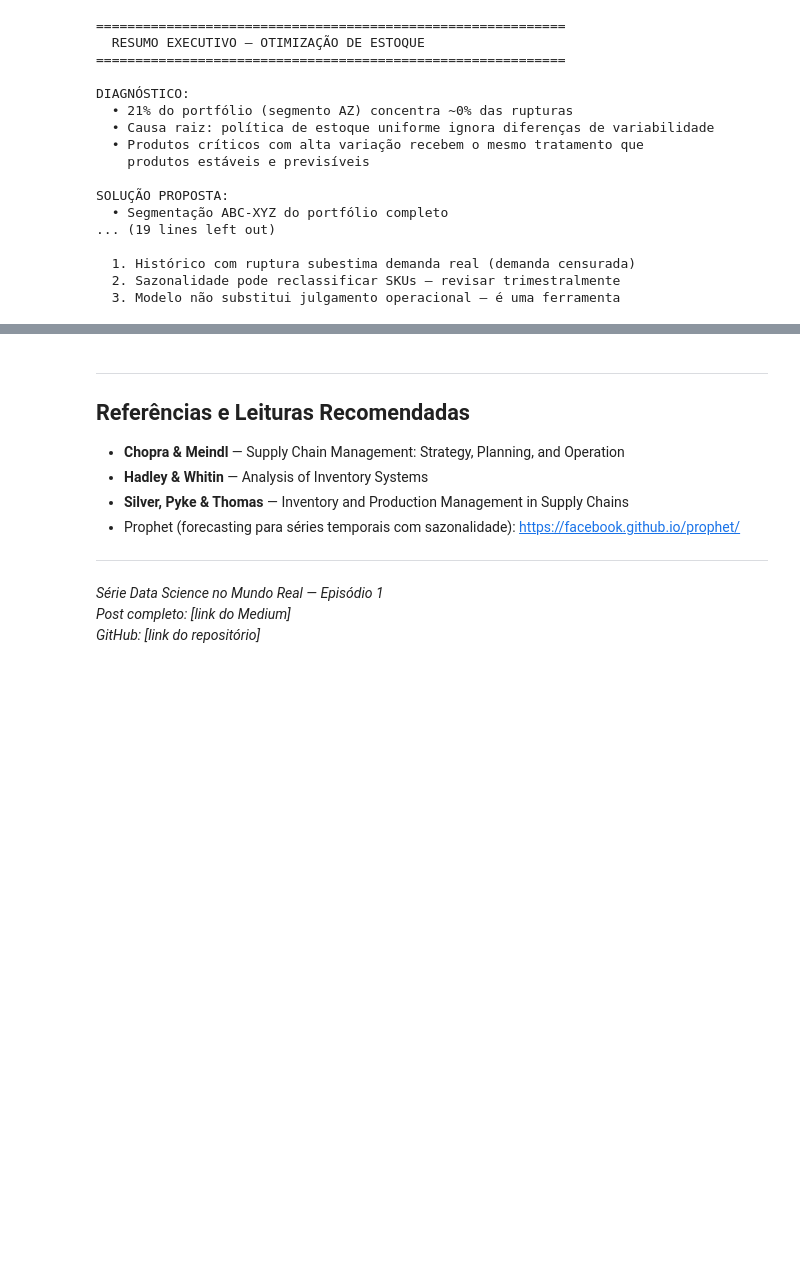
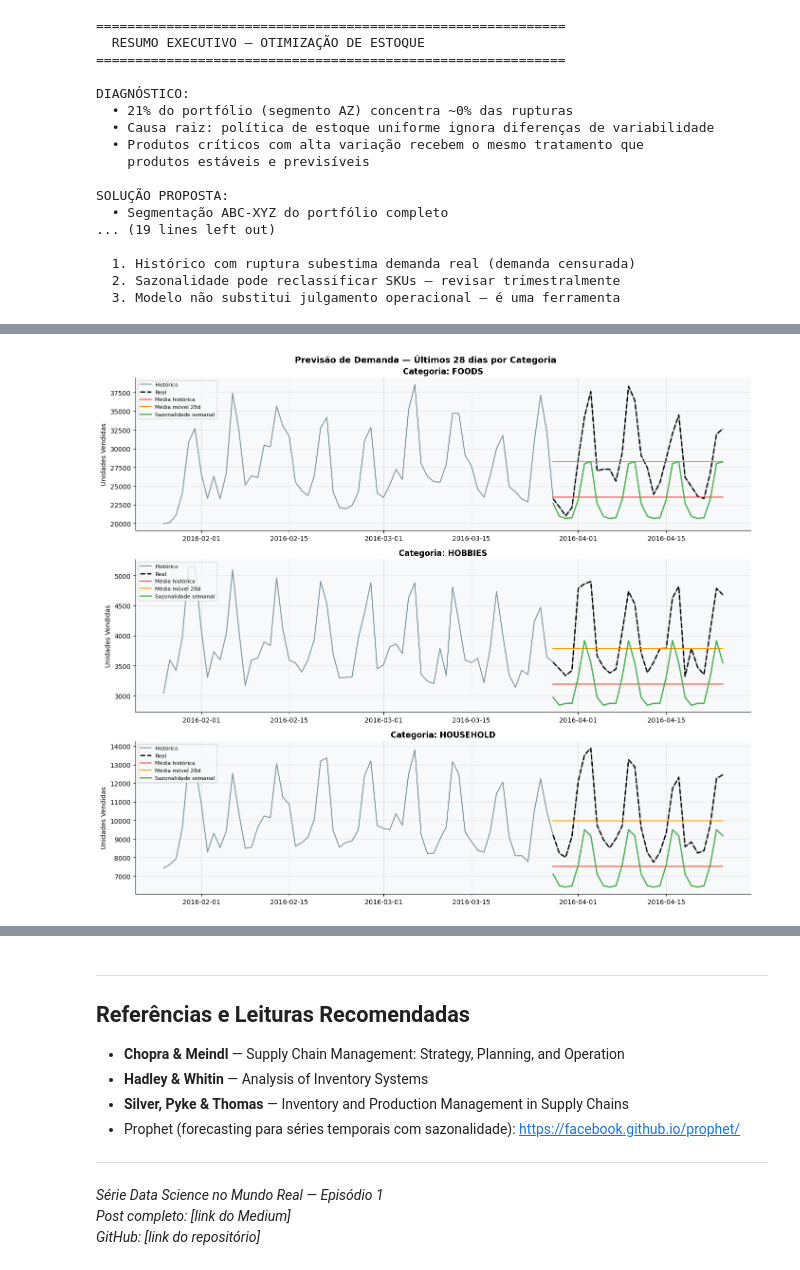
Before and after one commit to petrugeral/Real_world_DS_Stock, a Jupyter notebook: ep01_notebook.ipynb, the cells around one changed output, grey strips where cells are left out. Cells and saved outputs as stored; diff of their text form; code cells hidden in the pictures; blank space fills up the shorter version.

```diff
--- a/ep01_notebook.ipynb
+++ b/ep01_notebook.ipynb
@@ -859,0 +894,13 @@ SOLUÇÃO PROPOSTA:
+# %%
+# =============================================
+# 2. SPLIT TREINO / TESTE
+# Últimos 28 dias = teste, resto = treino
+# =============================================
+
+HORIZONTE = 28
+
+treino = vendas_cat.iloc[:-HORIZONTE]
+teste  = vendas_cat.iloc[-HORIZONTE:]
+
+print(f"Treino: {treino.index[0].date()} → {treino.index[-1].date()} ({len(treino)} dias)")
+print(f"Teste:  {teste.index[0].date()}  → {teste.index[-1].date()} ({len(teste)} dias)")
@@ -859,0 +989,37 @@ SOLUÇÃO PROPOSTA:
+# %%
+# =============================================
+# 7. VISUALIZAÇÃO
+# =============================================
+
+fig, axes = plt.subplots(3, 1, figsize=(14, 12), sharex=False)
+fig.suptitle('Previsão de Demanda — Últimos 28 dias por Categoria',
+             fontsize=13, fontweight='bold')
+
+historico_plot = vendas_cat.iloc[-90:]  # últimos 90 dias para contexto
+
+for i, cat in enumerate(teste.columns):
+    ax = axes[i]
+
+    # Histórico
+    ax.plot(historico_plot.index, historico_plot[cat],
+            color='#607D8B', linewidth=1.5, label='Histórico', alpha=0.8)
+
+    # Real (período de teste)
+    ax.plot(teste.index, teste[cat],
+            color='black', linewidth=2, label='Real', linestyle='--')
+
+    # Previsões
+    ax.plot(teste.index, previsao_media[cat],   color='#F44336', lw=1.5, label='Média histórica')
+    ax.plot(teste.index, previsao_mm[cat],      color='#FF9800', lw=1.5, label='Média móvel 28d')
+    ax.plot(teste.index, previsao_sazonal[cat], color='#4CAF50', lw=2,   label='Sazonalidade semanal')
+
+    ax.set_title(f'Categoria: {cat}', fontweight='bold')
+    ax.set_ylabel('Unidades Vendidas')
+    ax.legend(fontsize=8, loc='upper left')
+    ax.grid(True, alpha=0.3)
+
+plt.tight_layout()
+plt.savefig('previsao_categorias.png', dpi=150)
+plt.show()
+# %% [output]
+[figure, added]
```
Also changed, not shown: parts of 15 cells of this notebook, 2 other files.
